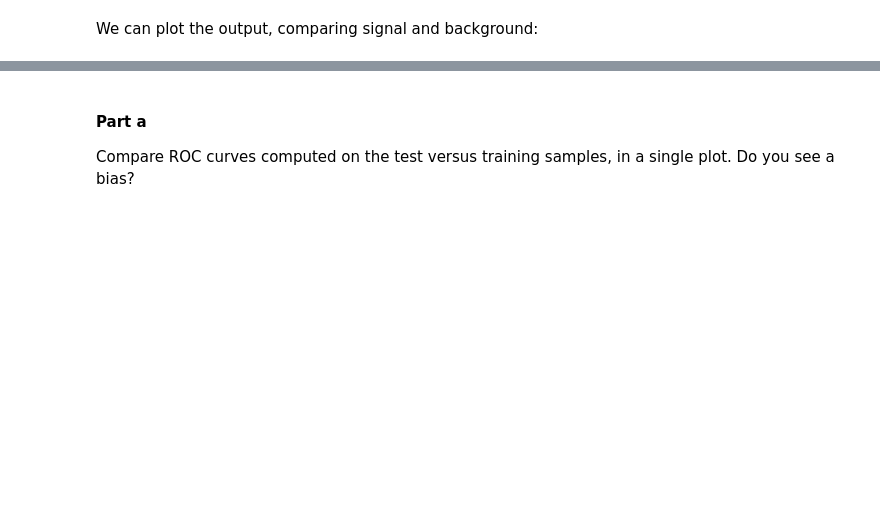
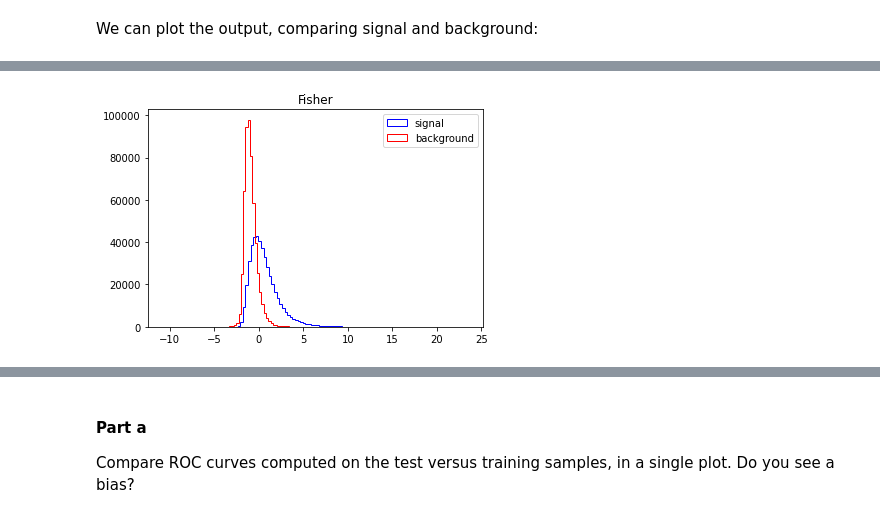
Before and after one commit to JoseACortes/Data1402.Solutions.JoseACortes, a Jupyter notebook: Labs/Lab.5/Lab.5 testing.ipynb, the cells around one changed output, grey strips where cells are left out. Cells and saved outputs as stored; diff of their text form; code cells hidden in the pictures; blank space fills up the shorter version.

```diff
--- a/Labs/Lab.5/Lab.5 testing.ipynb
+++ b/Labs/Lab.5/Lab.5 testing.ipynb
@@ -101,6 +203,9 @@ We can plot the output, comparing signal and background:
 # %%
 plt.figure()
+plt.title('Fisher')
 plt.hist(Fisher.decision_function(Test_sig[VarNames[1:]]),bins=100,histtype="step", color="blue", label="signal",stacked=True)
 plt.hist(Fisher.decision_function(Test_bkg[VarNames[1:]]),bins=100,histtype="step", color="red", label="background",stacked=True)
 plt.legend(loc='upper right')
 plt.show()
+# %% [output]
+[figure, added]
```
Also changed, not shown: parts of 44 cells of this notebook.
